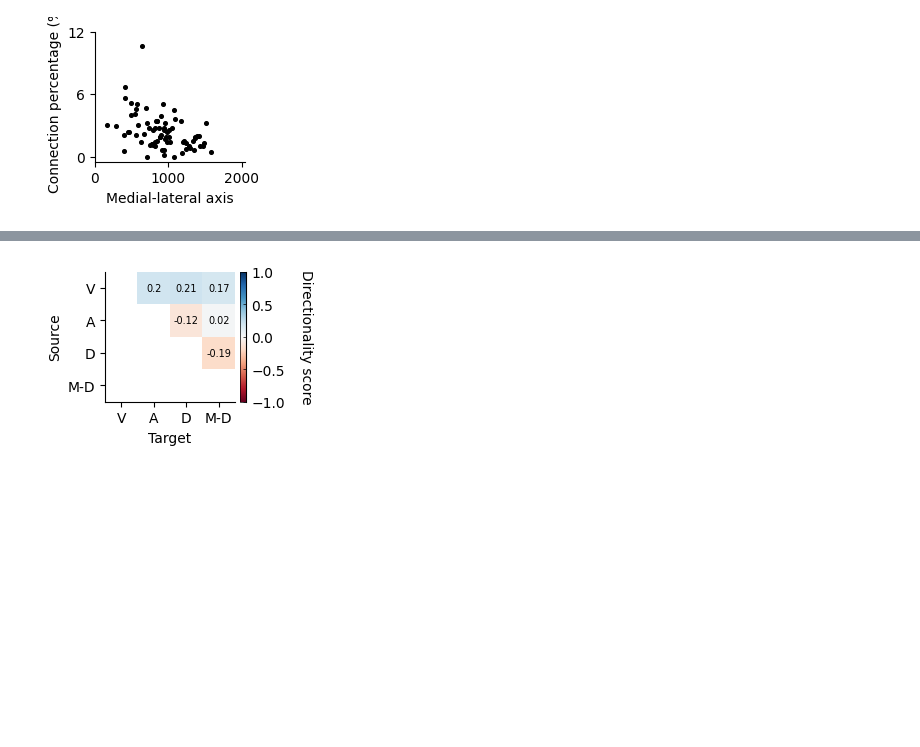
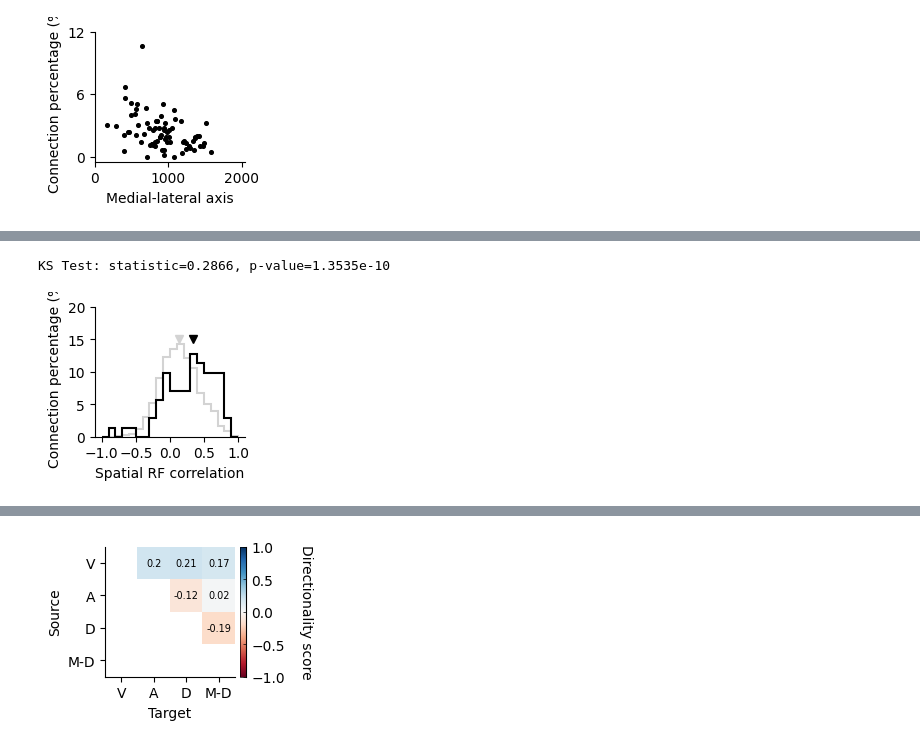
Before and after one commit to Iacaruso-lab/Bianchini2025_SC, a Jupyter notebook: Figures_code/Figure3.ipynb, the cells around one changed output, grey strips where cells are left out. Cells and saved outputs as stored; diff of their text form; code cells hidden in the pictures; blank space fills up the shorter version.

Commit message:
Figures changes

```diff
--- a/Figures_code/Figure3.ipynb
+++ b/Figures_code/Figure3.ipynb
@@ -1,13 +1,10 @@
 # %%
 # define relevants paths and load functions and libraries
 
-%run Z:\\home\\shared\\Gaia\\Coliseum\\Delays\\paper_code\\Analysis\\helper_functions\\functions_analysis.py
+%run Bianchini2025_SC\\Analysis\\helper_functions\\functions_analysis.py
 
-data_path = 'paper_code\\Datasets\\' # your data path
-saving_path = 'paper_code\\Figures_output\\' # your saving figures path
-
-data_path = 'Z:\\home\\shared\\Gaia\\Coliseum\\Delays\\paper_code\\Datasets\\'
-saving_path = 'C:\\Users\\bianchg\\Documents\\GitHub\\Bianchini2025_SC\\Figures_output\\'
+data_path = 'Bianchini2025_SC\\Datasets\\' # your data path
+saving_path = 'Bianchini2025_SC\\Figures_output\\' # your saving figures path
 # %%
 # Plot connection percentage as a function of distance - Fig 3A
 
@@ -335,0 +70,52 @@ cbar.set_ticks([0, 4,8])
+# %%
+# Plot distribution of RF correlation for conencted and not conencted pairs
+
+# Load the data
+load_dir = ''.join([data_path,'connectivity_dataset\\RF_correlation_connected_vs_notconnected.csv'])
+df = pd.read_csv(load_dir)
+
+# Separate by significance
+all_sig_corrs = df[df["significance"] == "significant"]["correlation"].values
+all_non_sig_corrs = df[df["significance"] == "non-significant"]["correlation"].values
+
+# Calculate medians
+median_sig = np.median(all_sig_corrs)
+median_non_sig = np.median(all_non_sig_corrs)
+
+# Plot
+fig, ax = plt.subplots(1,1,figsize=(1.5,1.3))
+plt.subplots_adjust(left=0, right=1, bottom=0, top=1)
+
+bins = np.arange(-1, 1.1, 0.1)
+
+# Histograms
+ax.hist(all_non_sig_corrs, bins=bins, density=False,
+        weights=np.ones_like(all_non_sig_corrs)*100/len(all_non_sig_corrs),
+        histtype='step', color='lightgray', linewidth=1.5)
+
+ax.hist(all_sig_corrs, bins=bins, density=False,
+        weights=np.ones_like(all_sig_corrs)*100/len(all_sig_corrs),
+        histtype='step', color='k', linewidth=1.5)
+
+# Plot median triangles
+triangle_y = 15  # adjust based on ax.set_ylim
+
+ax.plot(median_non_sig, triangle_y, marker='v', color='lightgray', markersize=6, label='Median (non-sig)')
+ax.plot(median_sig, triangle_y, marker='v', color='black', markersize=6, label='Median (sig)')
+
+# Aesthetics
+ax.set_xlabel('Spatial RF correlation')
+ax.set_ylabel('Connection percentage (%)')
+ax.set_ylim([0, 20])
+ax.set_xticks([-1, -0.5, 0, 0.5, 1])
+ax.spines['top'].set_visible(False)
+ax.spines['right'].set_visible(False)
+
+ks_stat, ks_p = stats.ks_2samp(all_sig_corrs, all_non_sig_corrs)
+print(f"KS Test: statistic={ks_stat:.4f}, p-value={ks_p:.4e}")
+
+dir = ''.join([saving_path,'Figure3C.svg'])
+fig.savefig(dir, dpi=300, format='svg', bbox_inches='tight', pad_inches=0)
+# %% [output]
+KS Test: statistic=0.2866, p-value=1.3535e-10
+[figure, added]
```
Also changed, not shown: parts of 10 cells of this notebook, 18 other files.
